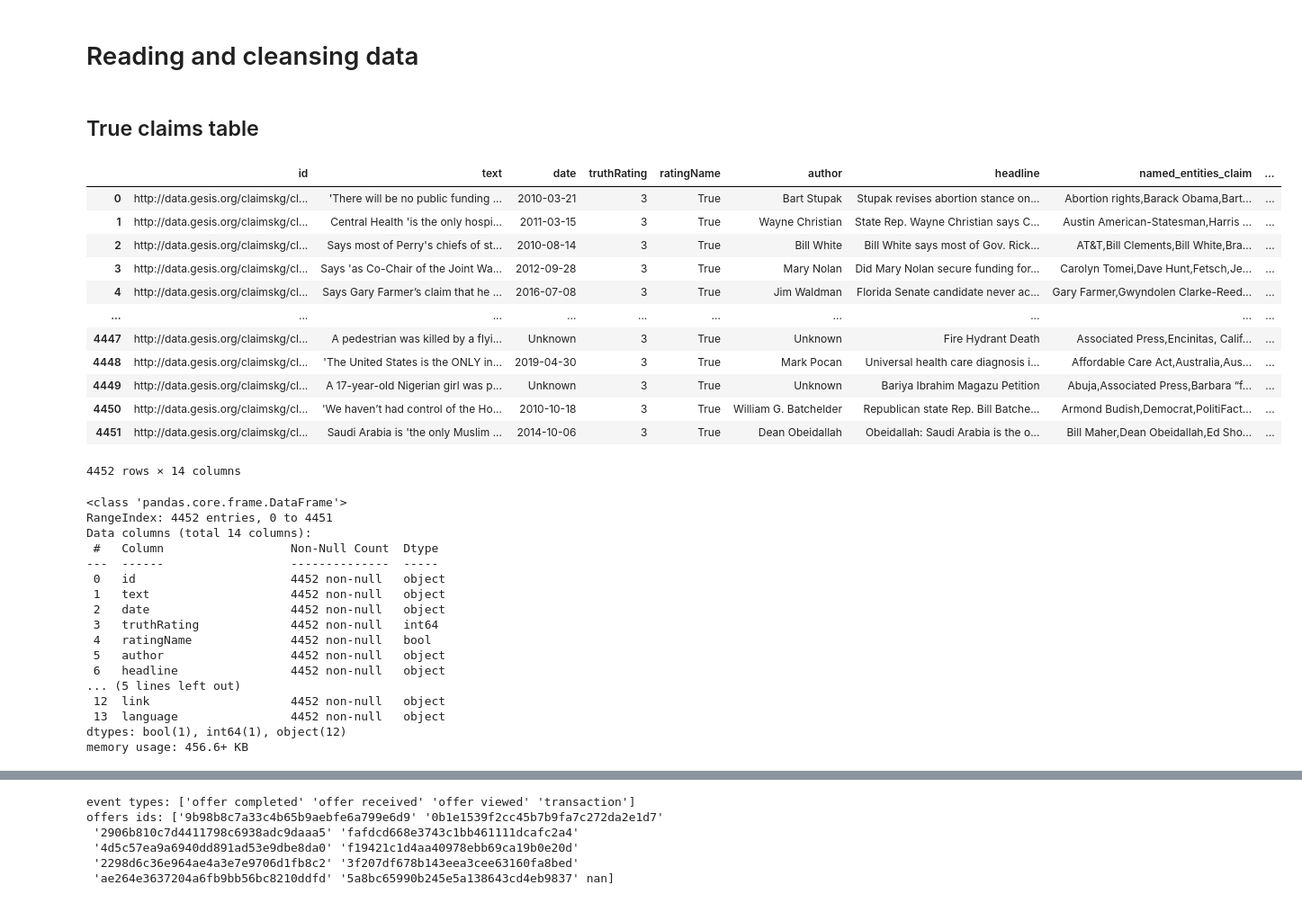
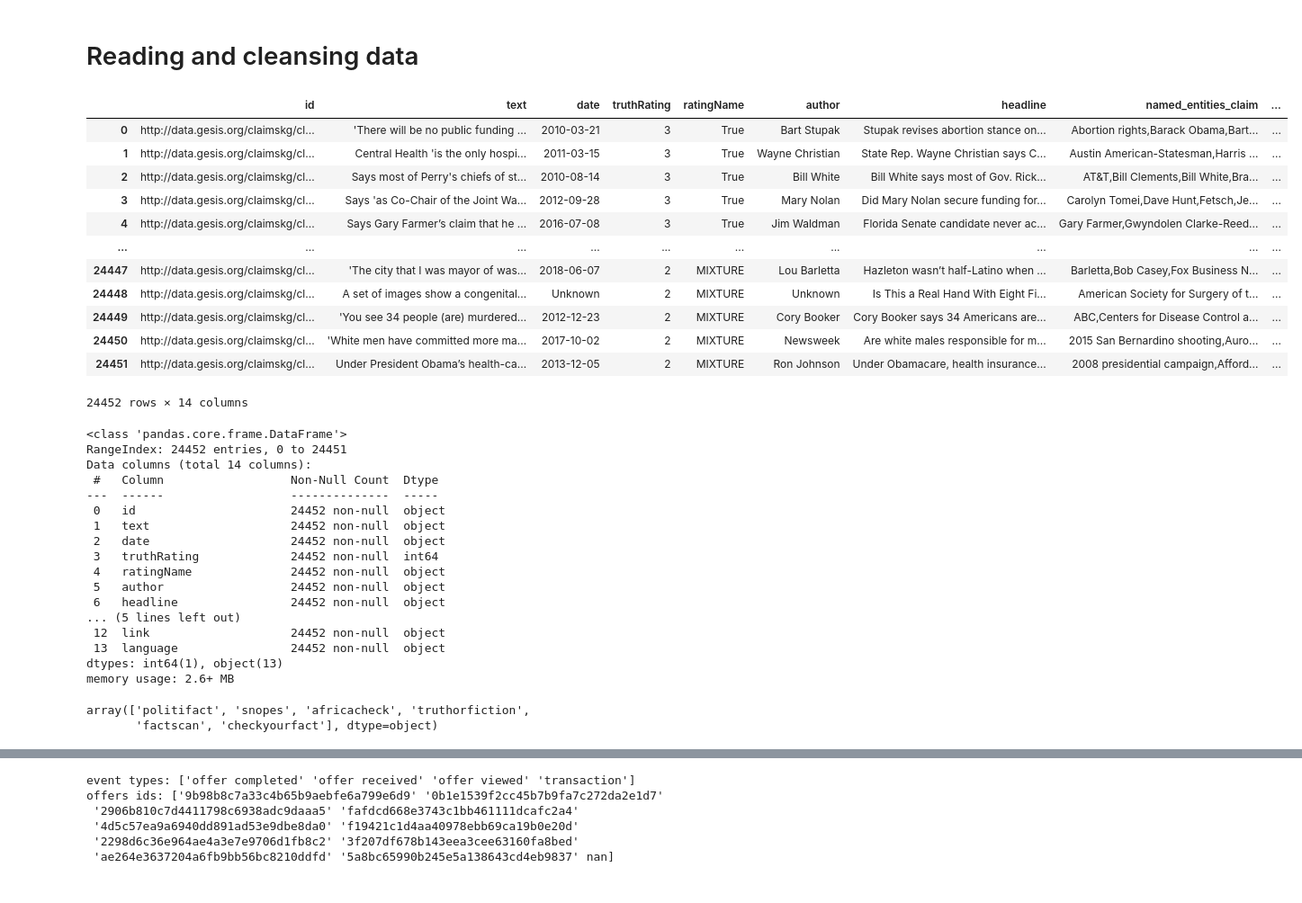
Before and after one commit to EnsiyehRaoufi/Claims-Knowledge-Graph, a Jupyter notebook: ClaimsKG.ipynb, the cells around one changed output, grey strips where cells are left out. Shown at 90% size. Drawn from its saved outputs; the diff is of its cells as text; code cells hidden in the pictures.

Commit message:
feat: merging tables and source One-hot coding

```diff
--- a/ClaimsKG.ipynb
+++ b/ClaimsKG.ipynb
@@ -107,43 +107,50 @@ Drive already mounted at /content/MyDrive; to attempt to forcibly remount, call
 claims_true = pd.read_csv('claimskg_true.csv', parse_dates=['date'])
 claims_false = pd.read_csv('claimskg_false.csv', parse_dates=['date'])
 claims_mixture = pd.read_csv('claimskg_mixture.csv', parse_dates=['date'])
-# %% [markdown]
-## True claims table
-# %%
-#observing the raw table of claimskg
-claims_true
-# %% [output]
-|  | id | text | date | truthRating | ratingName | author | headline | named_entities_claim | ... |
-| 0 | http://data.gesis.org/claimskg/cl... | 'There will be no public funding ... | 2010-03-21 | 3 | True | Bart Stupak | Stupak revises abortion stance on... | Abortion rights,Barack Obama,Bart... | ... |
-| 1 | http://data.gesis.org/claimskg/cl... | Central Health 'is the only hospi... | 2011-03-15 | 3 | True | Wayne Christian | State Rep. Wayne Christian says C... | Austin American-Statesman,Harris ... | ... |
-| 2 | http://data.gesis.org/claimskg/cl... | Says most of Perry's chiefs of st... | 2010-08-14 | 3 | True | Bill White | Bill White says most of Gov. Rick... | AT&T,Bill Clements,Bill White,Bra... | ... |
-| 3 | http://data.gesis.org/claimskg/cl... | Says 'as Co-Chair of the Joint Wa... | 2012-09-28 | 3 | True | Mary Nolan | Did Mary Nolan secure funding for... | Carolyn Tomei,Dave Hunt,Fetsch,Je... | ... |
-| 4 | http://data.gesis.org/claimskg/cl... | Says Gary Farmer’s claim that he ... | 2016-07-08 | 3 | True | Jim Waldman | Florida Senate candidate never ac... | Gary Farmer,Gwyndolen Clarke-Reed... | ... |
-| ... | ... | ... | ... | ... | ... | ... | ... | ... | ... |
-| 4447 | http://data.gesis.org/claimskg/cl... | A pedestrian was killed by a flyi... | Unknown | 3 | True | Unknown | Fire Hydrant Death | Associated Press,Encinitas, Calif... | ... |
-| 4448 | http://data.gesis.org/claimskg/cl... | 'The United States is the ONLY in... | 2019-04-30 | 3 | True | Mark Pocan | Universal health care diagnosis i... | Affordable Care Act,Australia,Aus... | ... |
-| 4449 | http://data.gesis.org/claimskg/cl... | A 17-year-old Nigerian girl was p... | Unknown | 3 | True | Unknown | Bariya Ibrahim Magazu Petition | Abuja,Associated Press,Barbara “f... | ... |
-| 4450 | http://data.gesis.org/claimskg/cl... | 'We haven’t had control of the Ho... | 2010-10-18 | 3 | True | William G. Batchelder | Republican state Rep. Bill Batche... | Armond Budish,Democrat,PolitiFact... | ... |
-| 4451 | http://data.gesis.org/claimskg/cl... | Saudi Arabia is 'the only Muslim ... | 2014-10-06 | 3 | True | Dean Obeidallah | Obeidallah: Saudi Arabia is the o... | Bill Maher,Dean Obeidallah,Ed Sho... | ... |
-4452 rows × 14 columns
+# %%
+# Concatenating 3 tables
+claimskg = pd.concat([claims_true, claims_false, claims_mixture], ignore_index=True,)
+
+# Watch the raw input table
+claimskg
+# %% [output]
+|  | id | text | date | truthRating | ratingName | author | headline | named_entities_claim | ... |
+| 0 | http://data.gesis.org/claimskg/cl... | 'There will be no public funding ... | 2010-03-21 | 3 | True | Bart Stupak | Stupak revises abortion stance on... | Abortion rights,Barack Obama,Bart... | ... |
+| 1 | http://data.gesis.org/claimskg/cl... | Central Health 'is the only hospi... | 2011-03-15 | 3 | True | Wayne Christian | State Rep. Wayne Christian says C... | Austin American-Statesman,Harris ... | ... |
+| 2 | http://data.gesis.org/claimskg/cl... | Says most of Perry's chiefs of st... | 2010-08-14 | 3 | True | Bill White | Bill White says most of Gov. Rick... | AT&T,Bill Clements,Bill White,Bra... | ... |
+| 3 | http://data.gesis.org/claimskg/cl... | Says 'as Co-Chair of the Joint Wa... | 2012-09-28 | 3 | True | Mary Nolan | Did Mary Nolan secure funding for... | Carolyn Tomei,Dave Hunt,Fetsch,Je... | ... |
+| 4 | http://data.gesis.org/claimskg/cl... | Says Gary Farmer’s claim that he ... | 2016-07-08 | 3 | True | Jim Waldman | Florida Senate candidate never ac... | Gary Farmer,Gwyndolen Clarke-Reed... | ... |
+| ... | ... | ... | ... | ... | ... | ... | ... | ... | ... |
+| 24447 | http://data.gesis.org/claimskg/cl... | 'The city that I was mayor of was... | 2018-06-07 | 2 | MIXTURE | Lou Barletta | Hazleton wasn’t half-Latino when ... | Barletta,Bob Casey,Fox Business N... | ... |
+| 24448 | http://data.gesis.org/claimskg/cl... | A set of images show a congenital... | Unknown | 2 | MIXTURE | Unknown | Is This a Real Hand With Eight Fi... | American Society for Surgery of t... | ... |
+| 24449 | http://data.gesis.org/claimskg/cl... | 'You see 34 people (are) murdered... | 2012-12-23 | 2 | MIXTURE | Cory Booker | Cory Booker says 34 Americans are... | ABC,Centers for Disease Control a... | ... |
+| 24450 | http://data.gesis.org/claimskg/cl... | 'White men have committed more ma... | 2017-10-02 | 2 | MIXTURE | Newsweek | Are white males responsible for m... | 2015 San Bernardino shooting,Auro... | ... |
+| 24451 | http://data.gesis.org/claimskg/cl... | Under President Obama’s health-ca... | 2013-12-05 | 2 | MIXTURE | Ron Johnson | Under Obamacare, health insurance... | 2008 presidential campaign,Afford... | ... |
+24452 rows × 14 columns
 # %%
 #View true claims infographic
-claims_true.info()
+claimskg.info()
 # %% [output]
 <class 'pandas.core.frame.DataFrame'>
-RangeIndex: 4452 entries, 0 to 4451
+RangeIndex: 24452 entries, 0 to 24451
 Data columns (total 14 columns):
  #   Column                  Non-Null Count  Dtype
 ---  ------                  --------------  -----
- 0   id                      4452 non-null   object
- 1   text                    4452 non-null   object
- 2   date                    4452 non-null   object
- 3   truthRating             4452 non-null   int64
- 4   ratingName              4452 non-null   bool
- 5   author                  4452 non-null   object
- 6   headline                4452 non-null   object
+ 0   id                      24452 non-null  object
+ 1   text                    24452 non-null  object
+ 2   date                    24452 non-null  object
+ 3   truthRating             24452 non-null  int64
+ 4   ratingName              24452 non-null  object
+ 5   author                  24452 non-null  object
+ 6   headline                24452 non-null  object
 ... (5 lines left out)
- 12  link                    4452 non-null   object
- 13  language                4452 non-null   object
-dtypes: bool(1), int64(1), object(12)
-memory usage: 456.6+ KB
+ 12  link                    24452 non-null  object
+ 13  language                24452 non-null  object
+dtypes: int64(1), object(13)
+memory usage: 2.6+ MB
+# %%
+source_list = claimskg.source.unique()
+source_list
+# %% [output]
+array(['politifact', 'snopes', 'africacheck', 'truthorfiction',
+       'factscan', 'checkyourfact'], dtype=object)
```
Also changed, not shown: parts of 3 cells of this notebook.
